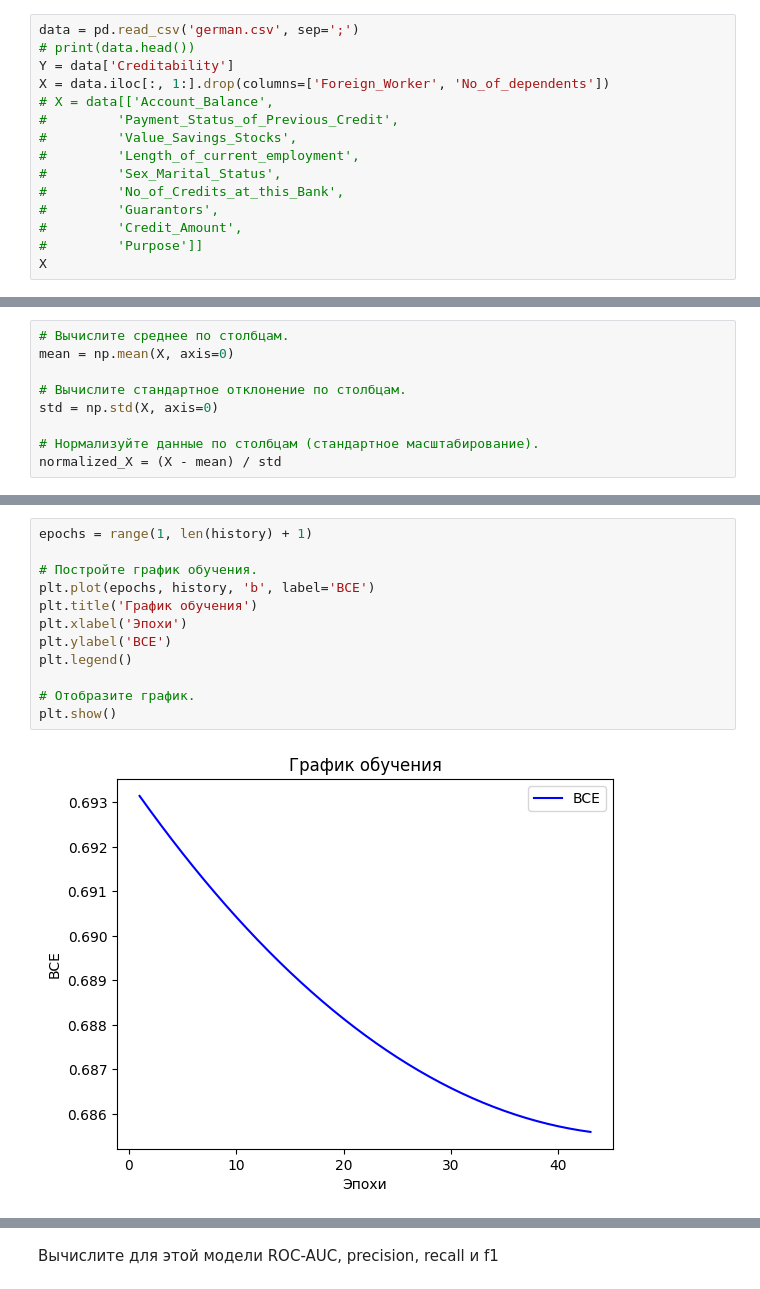
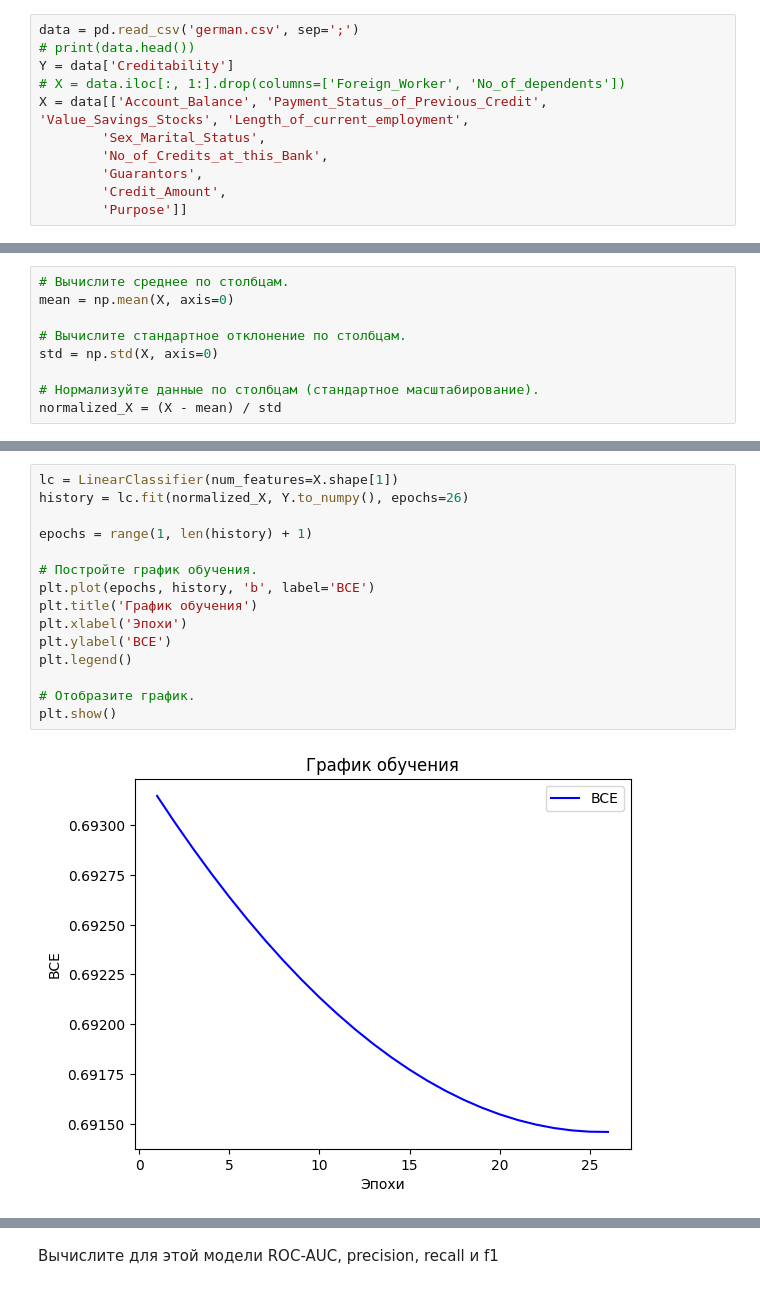
Before and after one commit to ibatuloff/MLcourse, a Jupyter notebook: lab3/Линейная модель и градиентный спуск.ipynb, the cells around one changed output, grey strips where cells are left out. Cells and saved outputs as stored; diff of their text form.

```diff
--- a/lab3/Линейная модель и градиентный спуск.ipynb
+++ b/lab3/Линейная модель и градиентный спуск.ipynb
@@ -244,14 +244,10 @@ Purpose of Credit: New car, Used car, Home Related, Other
 data = pd.read_csv('german.csv', sep=';')
 # print(data.head())
 Y = data['Creditability']
-X = data.iloc[:, 1:].drop(columns=['Foreign_Worker', 'No_of_dependents'])
-# X = data[['Account_Balance',
-#         'Payment_Status_of_Previous_Credit',
-#         'Value_Savings_Stocks',
-#         'Length_of_current_employment',
-#         'Sex_Marital_Status',
-#         'No_of_Credits_at_this_Bank',
-#         'Guarantors',
-#         'Credit_Amount',
-#         'Purpose']]
-X
+# X = data.iloc[:, 1:].drop(columns=['Foreign_Worker', 'No_of_dependents'])
+X = data[['Account_Balance', 'Payment_Status_of_Previous_Credit', 'Value_Savings_Stocks', 'Length_of_current_employment',
+        'Sex_Marital_Status',
+        'No_of_Credits_at_this_Bank',
+        'Guarantors',
+        'Credit_Amount',
+        'Purpose']]
@@ -318,17 +317,20 @@ Name: Creditability, Length: 1000, dtype: int64
 # %%
+lc = LinearClassifier(num_features=X.shape[1])
+history = lc.fit(normalized_X, Y.to_numpy(), epochs=26)
+
 epochs = range(1, len(history) + 1)
 
 # Постройте график обучения.
 plt.plot(epochs, history, 'b', label='BCE')
 plt.title('График обучения')
 plt.xlabel('Эпохи')
 plt.ylabel('BCE')
 plt.legend()
 
 # Отобразите график.
 plt.show()
 # %% [output]
-[figure, old version]
+[figure, new version]
 # %%
 pred = lc.predict(normalized_X)
 print('accuracy: ', (pred == Y).sum() / len(Y))
```
Also changed, not shown: parts of 5 cells of this notebook.
